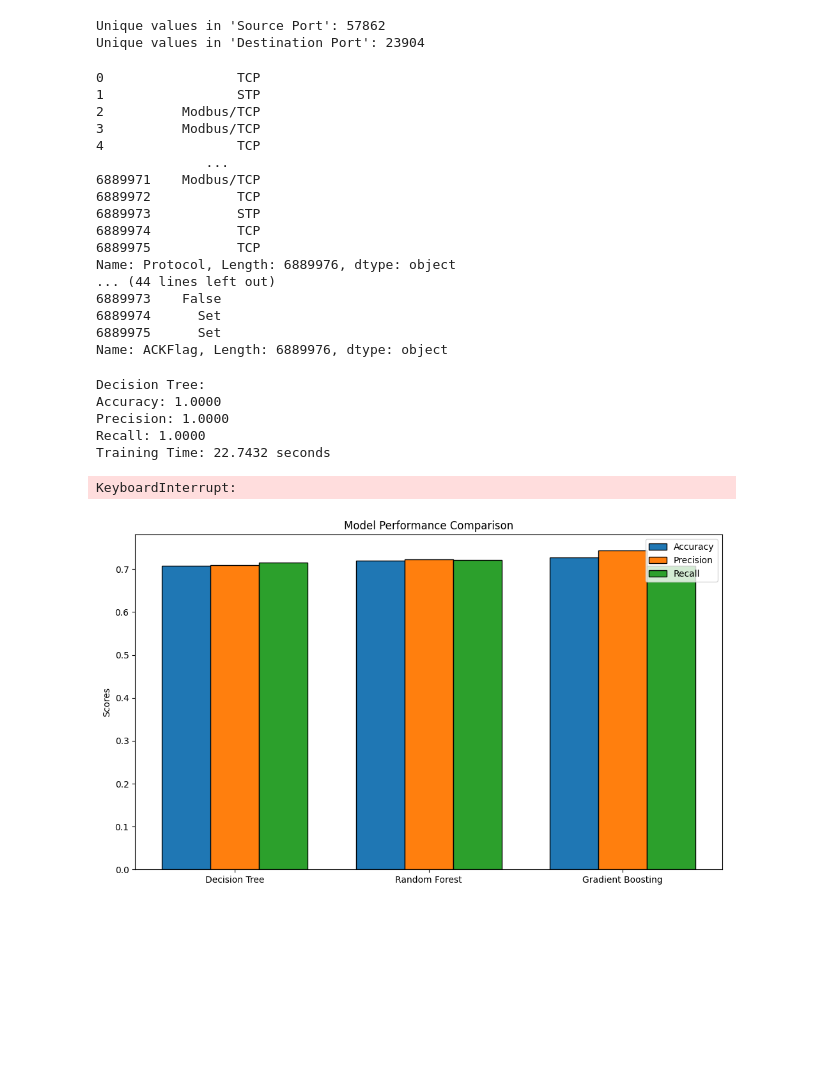
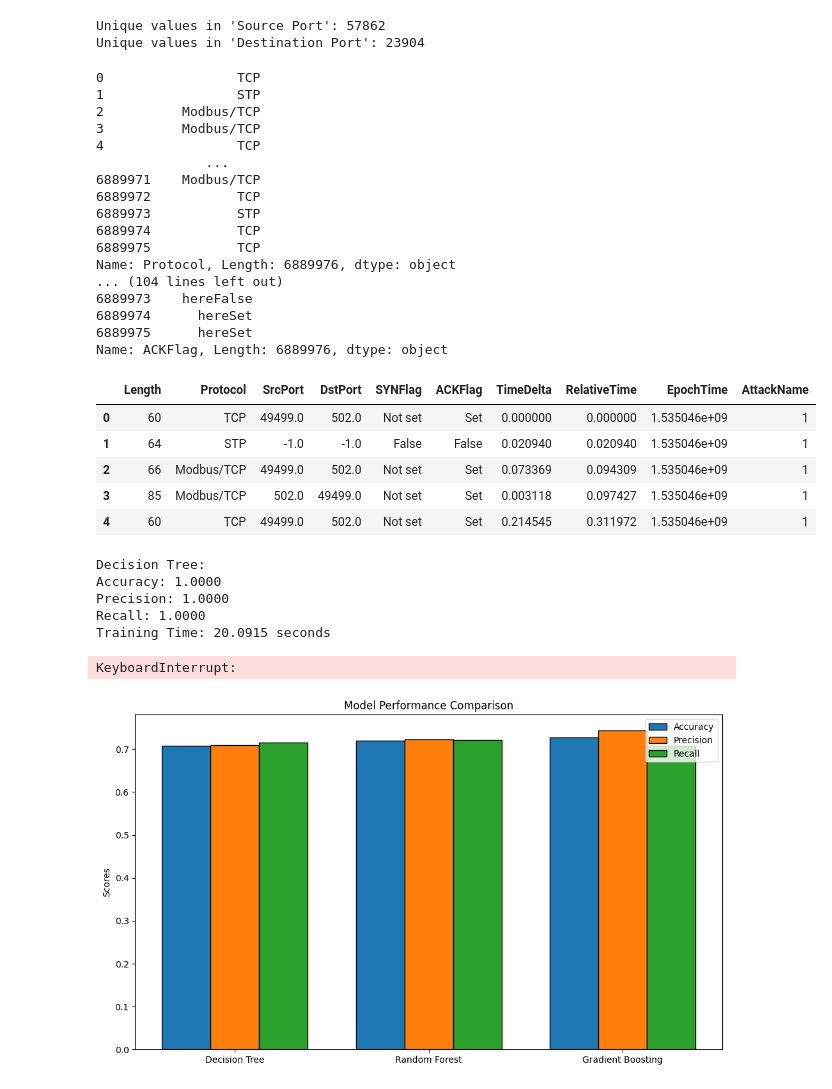
Before and after one commit to Amani-blip/Modbus-Protocol-Attacks, a Jupyter notebook: phase4-4.ipynb, the cells around one changed output. Cells and saved outputs as stored; diff of their text form; code cells hidden in the pictures; blank space fills up the shorter version.

```diff
--- a/phase4-4.ipynb
+++ b/phase4-4.ipynb
@@ -146,27 +144,35 @@ Unique values in 'Destination Port': 23904
 # %%
 categorical_features = ['Protocol', 'SrcPort', 'DstPort', 'SYNFlag', 'ACKFlag']
 #label_encoder = LabelEncoder()
 for col in categorical_features:
     print(data[col])
-    #= label_encoder.fit_transform(data[col].astype(str)) # convert the column value to string before encoding
+    print('here'+data[col].astype(str))
+    label_encoder.fit_transform(data[col].astype(str)) # convert the column value to string before encoding
+data.head()
 # %% [output]
 0                 TCP
 1                 STP
 2          Modbus/TCP
 3          Modbus/TCP
 4                 TCP
               ...
 6889971    Modbus/TCP
 6889972           TCP
 6889973           STP
 6889974           TCP
 6889975           TCP
 Name: Protocol, Length: 6889976, dtype: object
-... (44 lines left out)
-6889973    False
-6889974      Set
-6889975      Set
+... (104 lines left out)
+6889973    hereFalse
+6889974      hereSet
+6889975      hereSet
 Name: ACKFlag, Length: 6889976, dtype: object
+|  | Length | Protocol | SrcPort | DstPort | SYNFlag | ACKFlag | TimeDelta | RelativeTime | EpochTime | AttackName |
+| 0 | 60 | TCP | 49499.0 | 502.0 | Not set | Set | 0.000000 | 0.000000 | 1.535046e+09 | 1 |
+| 1 | 64 | STP | -1.0 | -1.0 | False | False | 0.020940 | 0.020940 | 1.535046e+09 | 1 |
+| 2 | 66 | Modbus/TCP | 49499.0 | 502.0 | Not set | Set | 0.073369 | 0.094309 | 1.535046e+09 | 1 |
+| 3 | 85 | Modbus/TCP | 502.0 | 49499.0 | Not set | Set | 0.003118 | 0.097427 | 1.535046e+09 | 1 |
+| 4 | 60 | TCP | 49499.0 | 502.0 | Not set | Set | 0.214545 | 0.311972 | 1.535046e+09 | 1 |
 # %%
 # encoding the categorical features
 categorical_features = ['Protocol', 'SrcPort', 'DstPort', 'SYNFlag', 'ACKFlag']
@@ -216,7 +222,7 @@ Decision Tree:
 Accuracy: 1.0000
 Precision: 1.0000
 Recall: 1.0000
-Training Time: 22.7432 seconds
+Training Time: 20.0915 seconds
 KeyboardInterrupt:
 # %%
 import matplotlib.pyplot as plt
```
Also changed, not shown: parts of 2 cells of this notebook.
